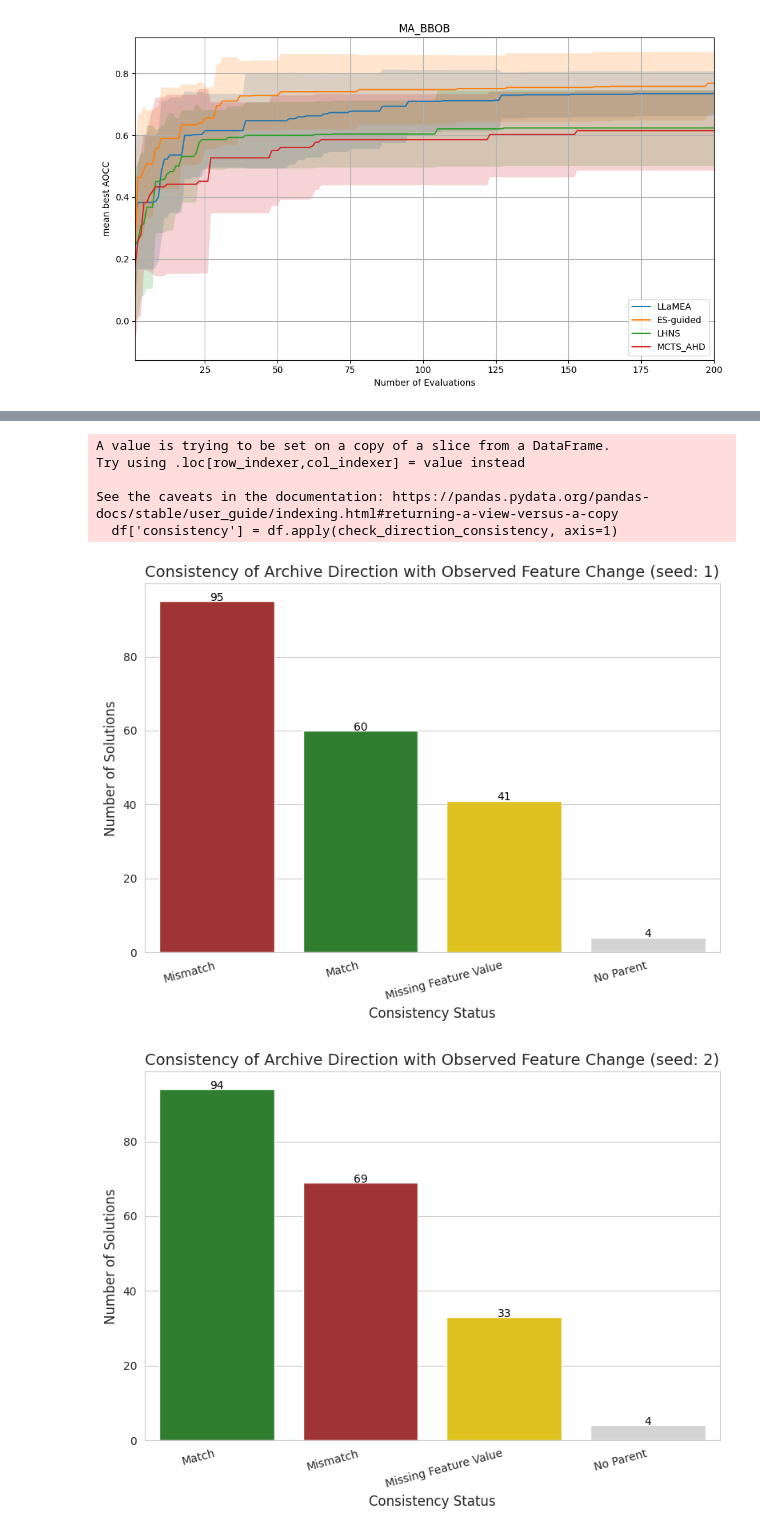
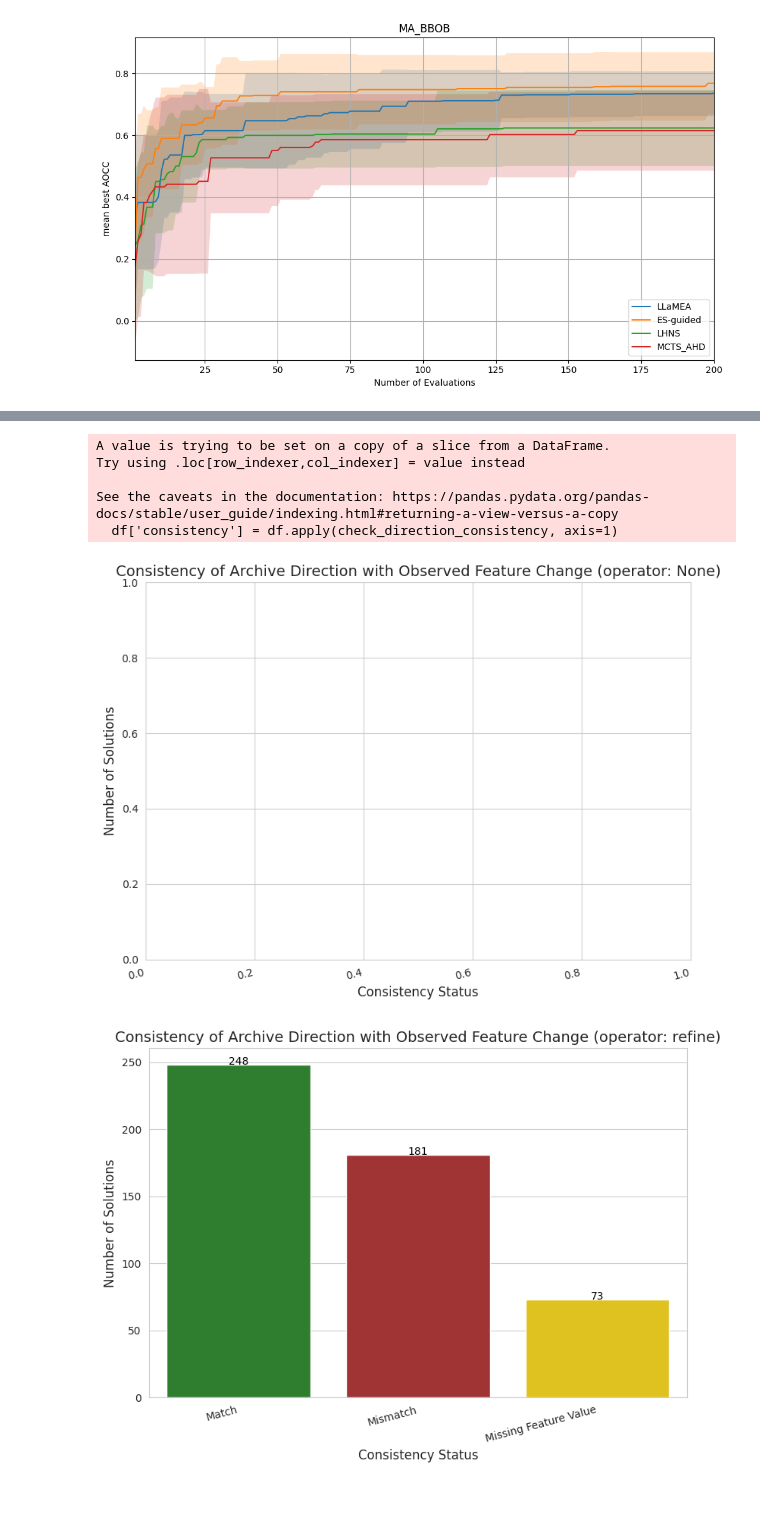
Before and after one commit to XAI-liacs/BLADE, a Jupyter notebook: examples/visualize_sbox_xai2.ipynb, the cells around one changed output, grey strips where cells are left out. Cells and saved outputs as stored; diff of their text form; code cells hidden in the pictures; blank space fills up the shorter version.

```diff
--- a/examples/visualize_sbox_xai2.ipynb
+++ b/examples/visualize_sbox_xai2.ipynb
@@ -255,20 +259,20 @@ def analyze_archive_direction_consistency(df, name="ES-guided"):
     # Apply the check to every row
     df['consistency'] = df.apply(check_direction_consistency, axis=1)
 
-    # Get all unique seeds
-    unique_seeds = df['seed'].unique()
+    # Get all unique operators
+    unique_operators = df['operator'].unique()
 
     # Set up plotting style
     sns.set_style("whitegrid")
 
     all_consistency_counts = pd.DataFrame()
 
-    for seed in unique_seeds:
-        # Filter data for the current seed
-        df_seed = df[df['seed'] == seed]
+    for operator in unique_operators:
+        # Filter data for the current operator
+        df_operator = df[df['operator'] == operator]
 
         # 5. Count the matches, mismatches, and other categories
-        consistency_counts = df_seed['consistency'].value_counts().reset_index()
+        consistency_counts = df_operator['consistency'].value_counts().reset_index()
         consistency_counts.columns = ['Consistency Status', 'Count']
 
         # 6. Visualization (Bar Chart)
@@ -291,7 +295,7 @@ def analyze_archive_direction_consistency(df, name="ES-guided"):
             order=consistency_counts['Consistency Status']
         )
 
-        plt.title(f'Consistency of Archive Direction with Observed Feature Change (seed: {seed})', fontsize=14)
+        plt.title(f'Consistency of Archive Direction with Observed Feature Change (operator: {operator})', fontsize=14)
         plt.xlabel('Consistency Status', fontsize=12)
         plt.ylabel('Number of Solutions', fontsize=12)
         plt.xticks(rotation=15, ha='right')
@@ -301,7 +305,7 @@ def analyze_archive_direction_consistency(df, name="ES-guided"):
             plt.text(index, row['Count'] + 0.05, str(row['Count']), color='black', ha="center")
 
         plt.tight_layout()
-        file_name = f'archive_direction_consistency_histogram_{name}_{seed}.png'
+        file_name = f'archive_direction_consistency_histogram_{name}_{operator}.png'
         plt.savefig(file_name)
         plt.show()
         plt.close()
@@ -335,32 +339,32 @@ def analyze_archive_direction_consistency(df, name="ES-guided"):
         order=consistency_counts['Consistency Status']
     )
 
     plt.title(f'Consistency of Archive Direction with Observed Feature Change (seed: {seed})', fontsize=14)
     plt.xlabel('Consistency Status', fontsize=12)
     plt.ylabel('Number of Solutions', fontsize=12)
     plt.xticks(rotation=15, ha='right')
 
     # Add counts on top of bars
     for index, row in consistency_counts.iterrows():
         plt.text(index, row['Count'] + 0.05, str(row['Count']), color='black', ha="center")
 
     plt.tight_layout()
     file_name = f'archive_direction_consistency_histogram_{name}_{seed}.png'
     plt.savefig(file_name)
     plt.show()
     plt.close()
 
     all_consistency_counts = pd.concat([all_consistency_counts, consistency_counts], ignore_index=True)
     return all_consistency_counts
 
 all_consistency_counts = analyze_archive_direction_consistency(data[data['method_name'] == "ES-guided"], "ES-guided-global")
 #all_consistency_counts = analyze_archive_direction_consistency(data[data['method_name'] == "ES-guided-new"], "ES-guided-local")
 all_consistency_counts
 # %% [output]
 A value is trying to be set on a copy of a slice from a DataFrame.
 Try using .loc[row_indexer,col_indexer] = value instead
 
 See the caveats in the documentation: https://pandas.pydata.org/pandas-docs/stable/user_guide/indexing.html#returning-a-view-versus-a-copy
   df['consistency'] = df.apply(check_direction_consistency, axis=1)
-[figure, old version]
+[figure, new version]
-[figure, old version]
+[figure, new version]
```
Also changed, not shown: parts of 5 cells of this notebook, 4 other files.
